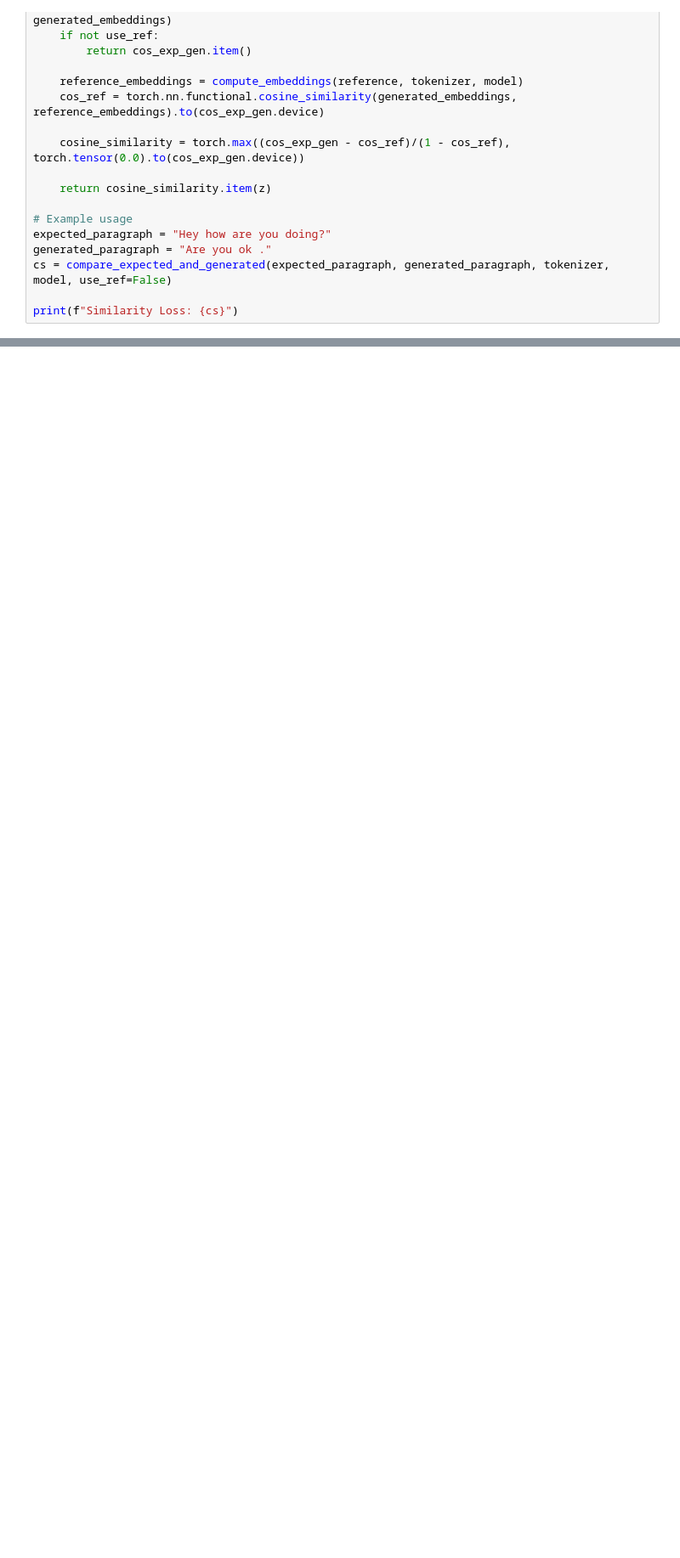
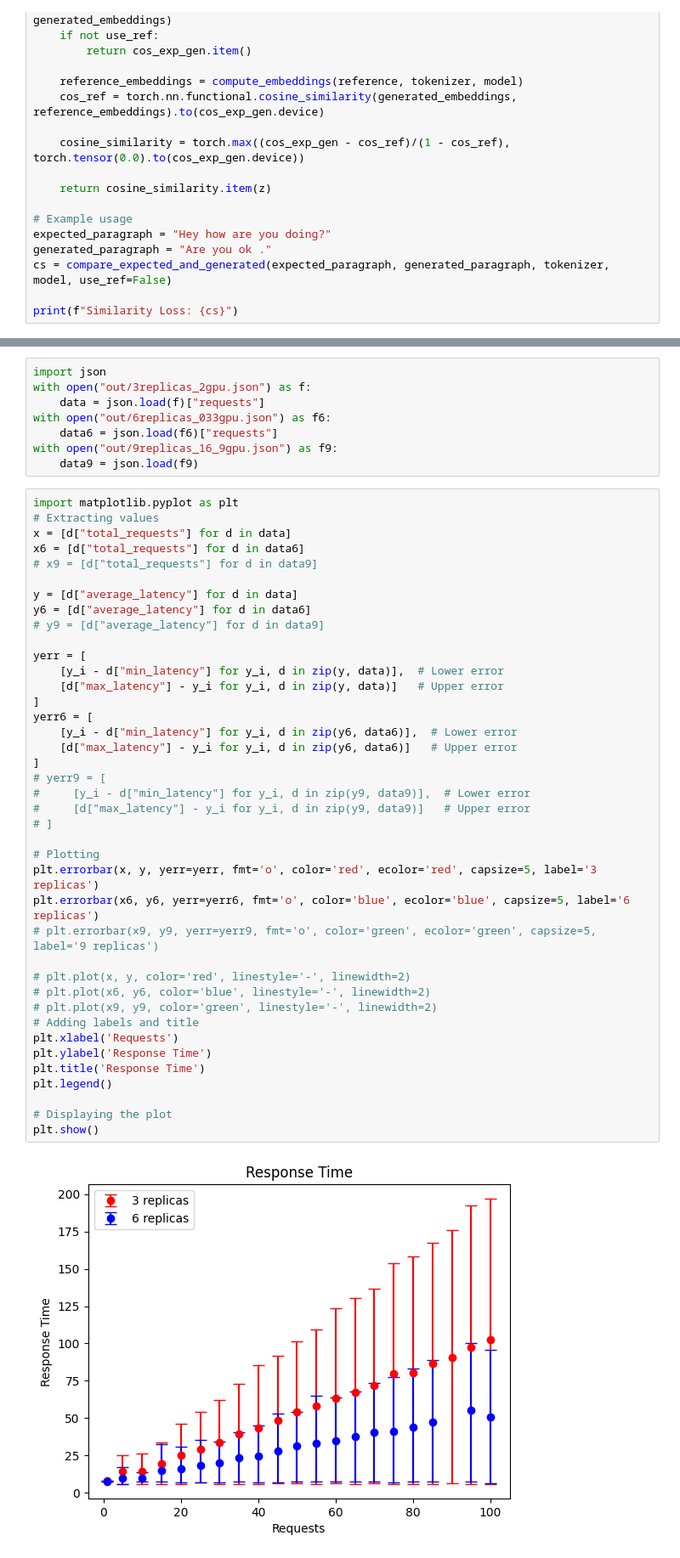
Before and after one commit to amew0/LLaVA-NeXT, a Jupyter notebook: docs/LLaVA_OneVision_Tutorials.ipynb, the cells around one changed output, grey strips where cells are left out. Shown at 85% size. Cells and saved outputs as stored; diff of their text form; blank space fills up the shorter version.

```diff
--- a/docs/LLaVA_OneVision_Tutorials.ipynb
+++ b/docs/LLaVA_OneVision_Tutorials.ipynb
@@ -379,0 +549,50 @@ print(f"Similarity Loss: {cs}")
+# %%
+import json
+with open("out/3replicas_2gpu.json") as f:
+    data = json.load(f)["requests"]
+with open("out/6replicas_033gpu.json") as f6:
+    data6 = json.load(f6)["requests"]
+with open("out/9replicas_16_9gpu.json") as f9:
+    data9 = json.load(f9)
+# %%
+import matplotlib.pyplot as plt
+# Extracting values
+x = [d["total_requests"] for d in data]
+x6 = [d["total_requests"] for d in data6]
+# x9 = [d["total_requests"] for d in data9]
+
+y = [d["average_latency"] for d in data]
+y6 = [d["average_latency"] for d in data6]
+# y9 = [d["average_latency"] for d in data9]
+
+yerr = [
+    [y_i - d["min_latency"] for y_i, d in zip(y, data)],  # Lower error
+    [d["max_latency"] - y_i for y_i, d in zip(y, data)]   # Upper error
+]
+yerr6 = [
+    [y_i - d["min_latency"] for y_i, d in zip(y6, data6)],  # Lower error
+    [d["max_latency"] - y_i for y_i, d in zip(y6, data6)]   # Upper error
+]
+# yerr9 = [
+#     [y_i - d["min_latency"] for y_i, d in zip(y9, data9)],  # Lower error
+#     [d["max_latency"] - y_i for y_i, d in zip(y9, data9)]   # Upper error
+# ]
+
+# Plotting
+plt.errorbar(x, y, yerr=yerr, fmt='o', color='red', ecolor='red', capsize=5, label='3 replicas')
+plt.errorbar(x6, y6, yerr=yerr6, fmt='o', color='blue', ecolor='blue', capsize=5, label='6 replicas')
+# plt.errorbar(x9, y9, yerr=yerr9, fmt='o', color='green', ecolor='green', capsize=5, label='9 replicas')
+
+# plt.plot(x, y, color='red', linestyle='-', linewidth=2)
+# plt.plot(x6, y6, color='blue', linestyle='-', linewidth=2)
+# plt.plot(x9, y9, color='green', linestyle='-', linewidth=2)
+# Adding labels and title
+plt.xlabel('Requests')
+plt.ylabel('Response Time')
+plt.title('Response Time')
+plt.legend()
+
+# Displaying the plot
+plt.show()
+# %% [output]
+[figure, added]
```
Also changed, not shown: parts of 17 cells of this notebook, 10 other files.
